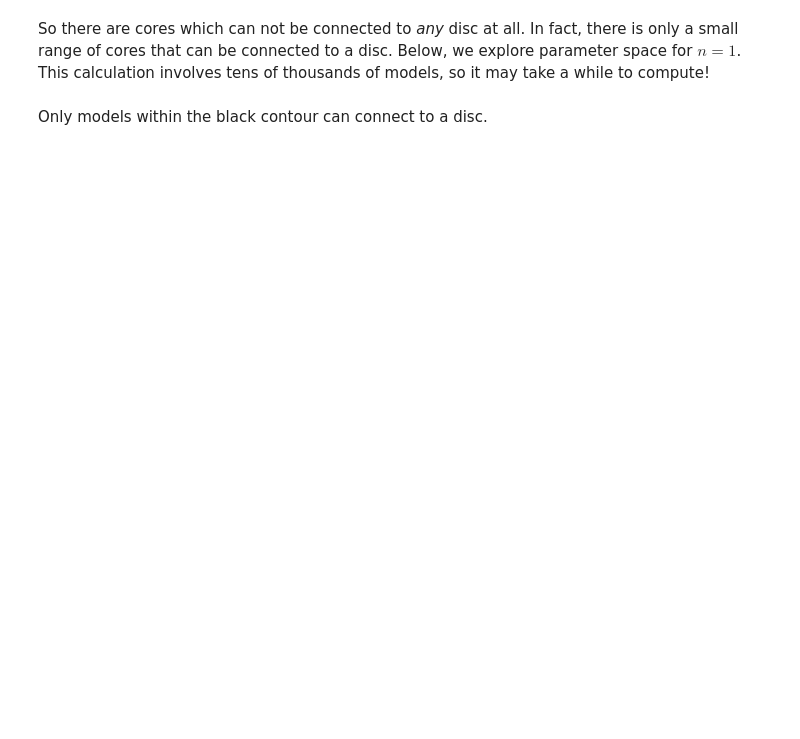
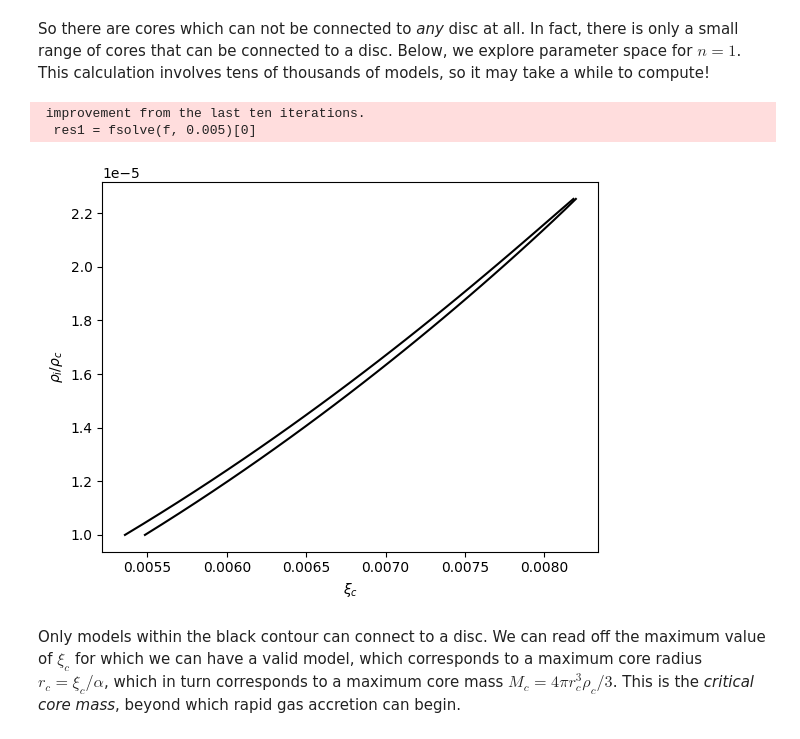
Before and after one commit to SijmeJan/coremass, a Jupyter notebook: coremass.ipynb, the cells around one changed output. Drawn from its saved outputs; the diff is of its cells as text; code cells hidden in the pictures; blank space fills up the shorter version.

Commit message:
add numerical model

```diff
--- a/coremass.ipynb
+++ b/coremass.ipynb
@@ -114,38 +126,62 @@ So there are cores which can not be connected to *any* disc at all. In fact, the
 # %%
 
 rho_c = 3000  # kg/m^3
 Msun = 1.989e30
 AU = 1.496e11
 A = 9*Msun/(4*np.pi*rho_c*AU*AU*AU)
 
 def F(xi_c, rho_i):
-    xi, theta, mass = solve(xi_c, rho_i)
-    return xi[-1]**3 - xi_c**3*mass[-1]/A, xi[-1], mass[-1]
+    xi, theta, mass = solve(xi_c, rho_i, fine_grained=False)
+    return xi[-1]**3 - xi_c**3*mass[-1]/A #, xi[-1], mass[-1]
 
 
-N = 200
-M = 200
+M = 100
+rho_i = np.linspace(0.00001, 0.00005, M)
+min_xi = []
+max_xi = []
+valid_rho_min = []
+valid_rho_max = []
+for j in range(0,M):
+    f = lambda x: F(x, rho_i[j])
+    res1 = fsolve(f, 0.005)[0]
 
-xic =   np.linspace(0.005, 0.01, N)
-rho_i = np.linspace(0.00001, 0.00003, M)
+    if np.isclose(F(res1, rho_i[j]), 0.0):
+        valid_rho_min.append(rho_i[j])
+        min_xi.append(res1)
 
-res = np.zeros((N,M)) - 1
-mass = np.zeros((N,M))
-xi_out = np.zeros((N,M))
-for i in range(0, N):
-    for j in range(0,M):
-        if rho_i[j] < 2.0e-5:
-            if xic[i] > (0.0075-0.0052)*(rho_i[j] - 1.0e-5)/1.0e-5 + 0.0052:
-                if xic[i] < (0.008-0.0056)*(rho_i[j] - 1.0e-5)/1.0e-5 + 0.0056:
-                    res[i,j], xi_out[i,j], mass[i,j] = F(xic[i], rho_i[j])
+        if f(res1+1.0e-8)*f(0.01) < 0.0:
+            res2 = root_scalar(f, bracket=[res1 + 1.0e-8, 0.01], method='bisect').root
+            valid_rho_max.append(rho_i[j])
+            max_xi.append(res2)
 
-#plt.contourf(xic, rho_i, np.transpose(xi_out), levels=100)
-#plt.colorbar()
-plt.contour(xic, rho_i, np.transpose(res), levels=[0.0])
+        if f(res1-1.0e-8)*f(0.005) < 0.0:
+            valid_rho_max.append(rho_i[j])
+            max_xi.append(res1)
 
+            res2 = root_scalar(f, bracket=[0.005, res1 - 1.0e-8], method='bisect').root
+            min_xi[-1]=res2
+
+        #print(j, , f(0.01))
+    else:
+        break;
+
+plt.plot(min_xi, valid_rho_min, color='k')
+plt.plot(max_xi, valid_rho_max, color='k')
 plt.xlabel(r'$\xi_c$')
 plt.ylabel(r'$\rho_i/\rho_c$')
-plt.tight_layout()
+
 plt.show()
+
+#xic = np.linspace(0.005, 0.01, 1000)
+#res = np.zeros_like(xic)
+#f = lambda x: F(x, 1.020100502512563e-05)
+#for i in range(0, len(xic)):
+#    res[i] = f(xic[i])
+#plt.plot(xic, res)
+#plt.show()
+# %% [output]
+ improvement from the last ten iterations.
+  res1 = fsolve(f, 0.005)[0]
+[figure, added]
 # %% [markdown]
-Only models within the black contour can connect to a disc.
+Only models within the black contour can connect to a disc. We can read off the maximum value of $\xi_c$ for which we can have a valid model, which corresponds to a maximum core radius $r_c = \xi_c/\alpha$, which in turn corresponds to a maximum core mass $M_c=4\pi r_c^3\rho_c/3$. This is the *critical core mass*, beyond which rapid gas accretion can begin.
```
Also changed, not shown: parts of 6 cells of this notebook.
